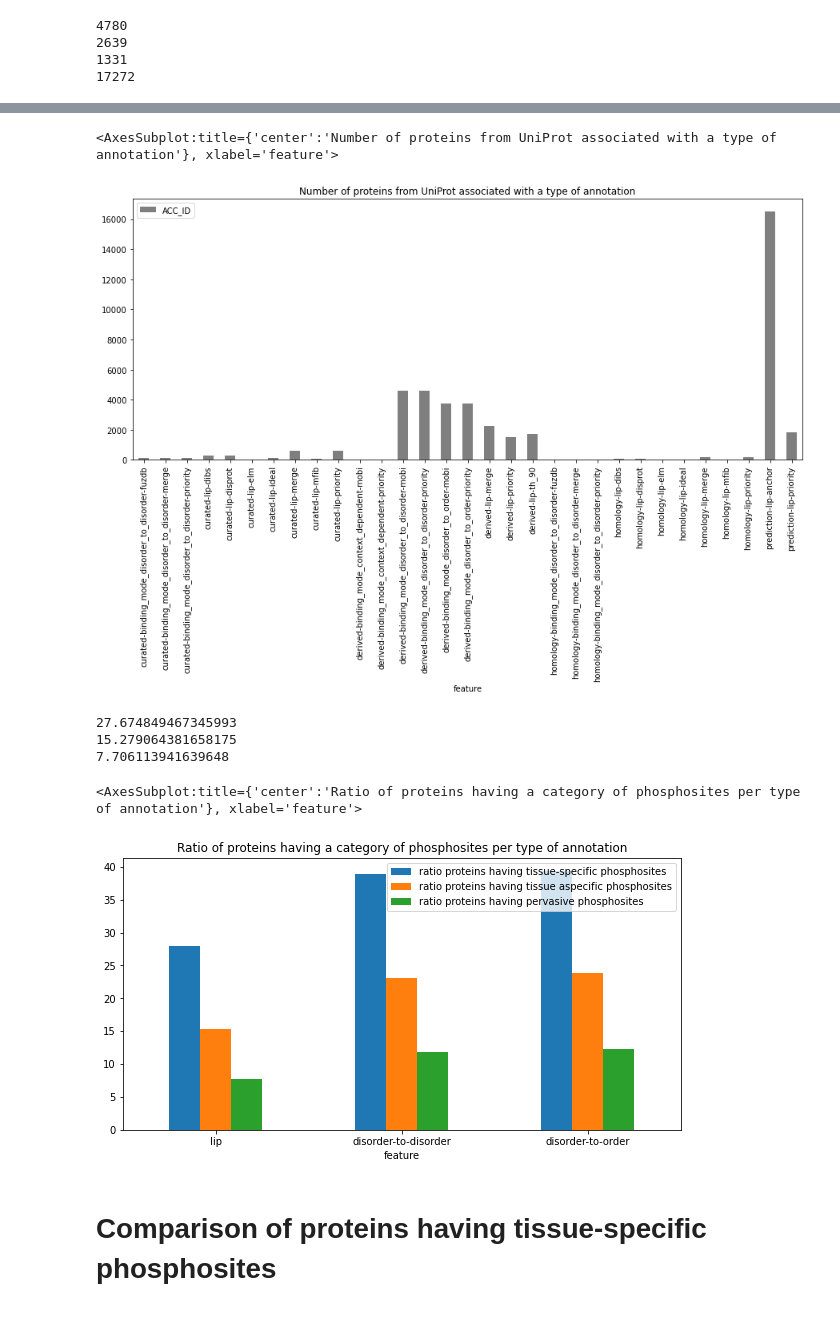
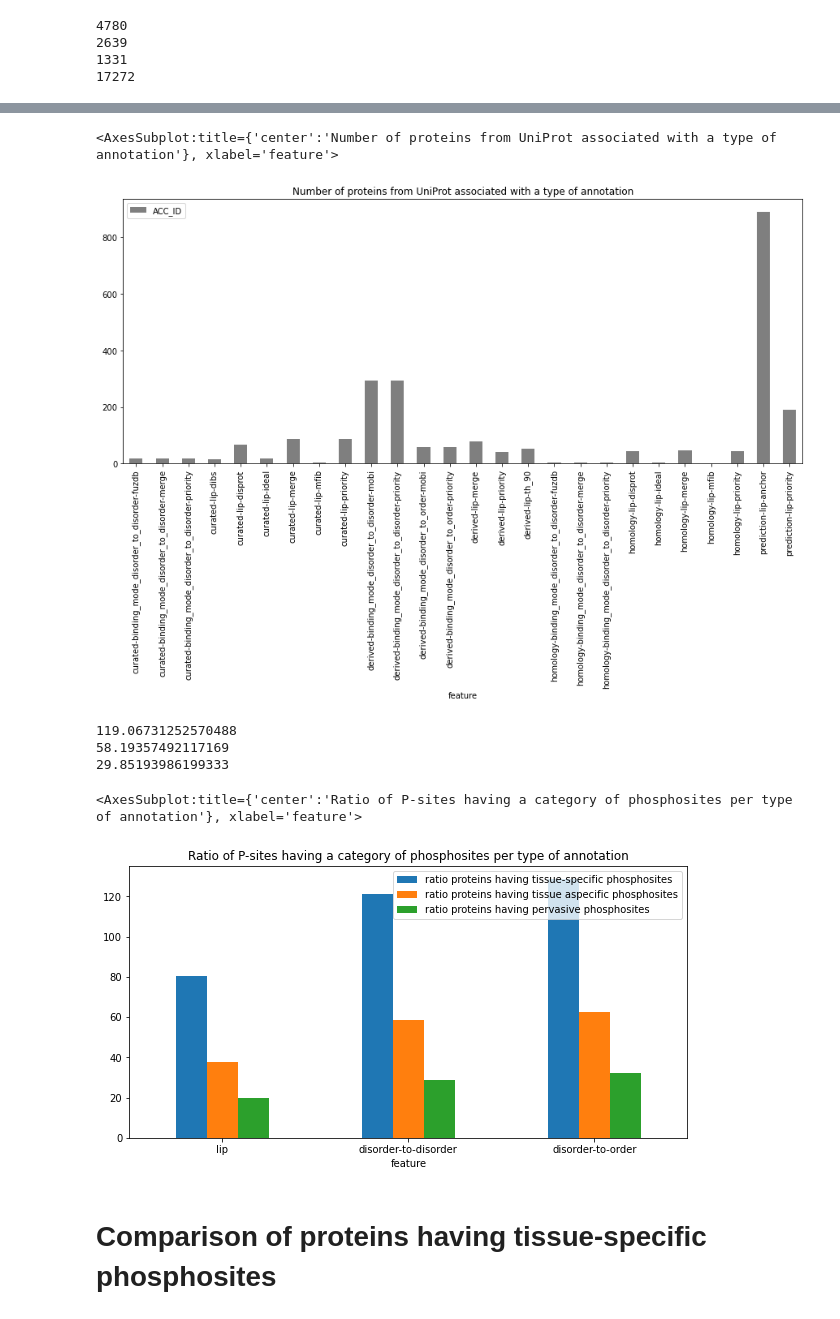
Before and after one commit to Hanne-Devos/Master_thesis, a Jupyter notebook: WP2/WP2 disordered regions from MobiDB on the phosphosite level.ipynb, the cells around one changed output, grey strips where cells are left out. Saved outputs shown, nothing was run; the diff lists cells and outputs as text; code cells hidden in the pictures.

```diff
--- a/WP2/WP2 disordered regions from MobiDB on the phosphosite level.ipynb
+++ b/WP2/WP2 disordered regions from MobiDB on the phosphosite level.ipynb
@@ -1017,7 +1031,8 @@ taspec_features.plot(x="feature", kind="bar", color="tab:orange", figsize=(15,6)
 <AxesSubplot:title={'center':'Types of features of tissue aspecific phosphosites'}, xlabel='feature'>
 [figure]
 # %%
-gen_features = gen_sites_mobi.groupby(["feature"], as_index=False)["UP_POS"].count()
+sub = gen_sites_mobi.groupby(["feature", "ACC_ID", "UP_POS"], as_index=False).agg({"modres": "first"})
+gen_features = sub.groupby(["feature"], as_index=False)["UP_POS"].count()
 gen_features.plot(x="feature", kind="bar", color="tab:green", figsize=(15,6), title="Types of features of pervasive phosphosites")
 
 #There is overlap between the different categories - some proteins are noted with both annotation from Fuzdb and homology, for example
@@ -1209,26 +1231,27 @@ gen_features.plot(x="feature", kind="bar", color="tab:green", figsize=(15,6), ti
 # %%
-Uniprot_features = Uniprot_mobi.groupby(["feature"], as_index=False)["ACC_ID"].nunique()
+sub4 = Uniprot_mobi.groupby(["feature", "ACC_ID"], as_index=False).agg({"length": "first"})
+Uniprot_features = sub.groupby(["feature"], as_index=False)["ACC_ID"].count()
 Uniprot_features.plot(x="feature", kind="bar", color="tab:grey", figsize=(15,6), title="Number of proteins from UniProt associated with a type of annotation")
 # %% [output]
 <AxesSubplot:title={'center':'Number of proteins from UniProt associated with a type of annotation'}, xlabel='feature'>
-[figure, old version]
+[figure, new version]
 # %%
-print(tspec_sites_mobi["ACC_ID"].nunique()*100/Uniprot_mobi["ACC_ID"].nunique())
-print(taspec_sites_mobi["ACC_ID"].nunique()*100/Uniprot_mobi["ACC_ID"].nunique())
-print(gen_sites_mobi["ACC_ID"].nunique()*100/Uniprot_mobi["ACC_ID"].nunique())
+print(sub1["UP_POS_x"].count()*100/sub4["ACC_ID"].count())
+print(sub2["UP_POS_x"].count()*100/sub4["ACC_ID"].count())
+print(sub3["UP_POS_x"].count()*100/sub4["ACC_ID"].count())
 # %% [output]
-27.674849467345993
-15.279064381658175
-7.706113941639648
+119.06731252570488
+58.19357492117169
+29.85193986199333
 # %%
 list_tspec = []
 list_taspec = []
 list_gen = []
 for item in ["lip", "disorder_to_disorder", "disorder_to_order"]:
-    count_item_tspec = tspec_sites_mobi.loc[tspec_sites_mobi["feature"].str.contains(item), "ACC_ID"].nunique()
-    count_item_taspec = taspec_sites_mobi.loc[taspec_sites_mobi["feature"].str.contains(item), "ACC_ID"].nunique()
-    count_item_gen = gen_sites_mobi.loc[gen_sites_mobi["feature"].str.contains(item), "ACC_ID"].nunique()
-    count_item_Uniprot = Uniprot_mobi.loc[Uniprot_mobi["feature"].str.contains(item), "ACC_ID"].nunique()
+    count_item_tspec = tspec_sites_mobi.loc[tspec_sites_mobi["feature"].str.contains(item), :].groupby(["ACC_ID", "UP_POS_x"], as_index=False).agg({"length": "first"})["ACC_ID"].count()
+    count_item_taspec = taspec_sites_mobi.loc[taspec_sites_mobi["feature"].str.contains(item), :].groupby(["ACC_ID", "UP_POS_x"], as_index=False).agg({"length": "first"})["ACC_ID"].count()
+    count_item_gen = gen_sites_mobi.loc[gen_sites_mobi["feature"].str.contains(item), :].groupby(["ACC_ID", "UP_POS_x"], as_index=False).agg({"length": "first"})["ACC_ID"].count()
+    count_item_Uniprot = Uniprot_mobi.loc[Uniprot_mobi["feature"].str.contains(item), :].groupby(["ACC_ID"], as_index=False).agg({"length": "first"})["ACC_ID"].count()
     list_tspec.append(count_item_tspec*100/count_item_Uniprot)
     list_taspec.append(count_item_taspec*100/count_item_Uniprot)
     list_gen.append(count_item_gen*100/count_item_Uniprot)
@@ -1236,11 +1259,11 @@ summarised_features = pd.DataFrame({"feature": ["lip", "disorder-to-disorder", "
                                   "ratio proteins having tissue-specific phosphosites": list_tspec,
                                   "ratio proteins having tissue aspecific phosphosites": list_taspec,
                                   "ratio proteins having pervasive phosphosites": list_gen})
-summarised_features.plot(kind="bar", x="feature", figsize=(10,5), title="Ratio of proteins having a category of phosphosites per type of annotation", rot=0)
+summarised_features.plot(kind="bar", x="feature", figsize=(10,5), title="Ratio of P-sites having a category of phosphosites per type of annotation", rot=0)
 #plt.savefig("WP2 MobiDB interaction interfaces all phosphosites.png", format="png", bbox_inches="tight")
 # %% [output]
-<AxesSubplot:title={'center':'Ratio of proteins having a category of phosphosites per type of annotation'}, xlabel='feature'>
+<AxesSubplot:title={'center':'Ratio of P-sites having a category of phosphosites per type of annotation'}, xlabel='feature'>
-[figure, old version]
+[figure, new version]
 # %% [markdown]
 # Comparison of proteins having tissue-specific phosphosites
 # %% [markdown]
```
Also changed, not shown: parts of 14 cells of this notebook.
